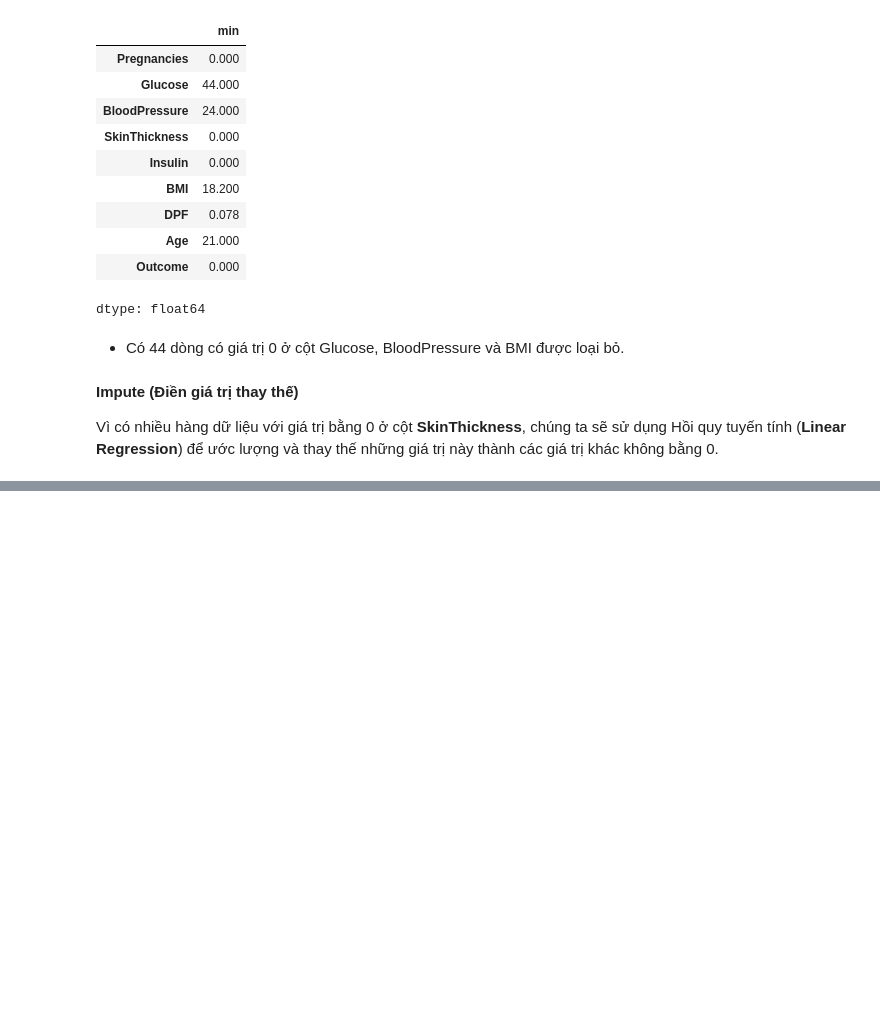
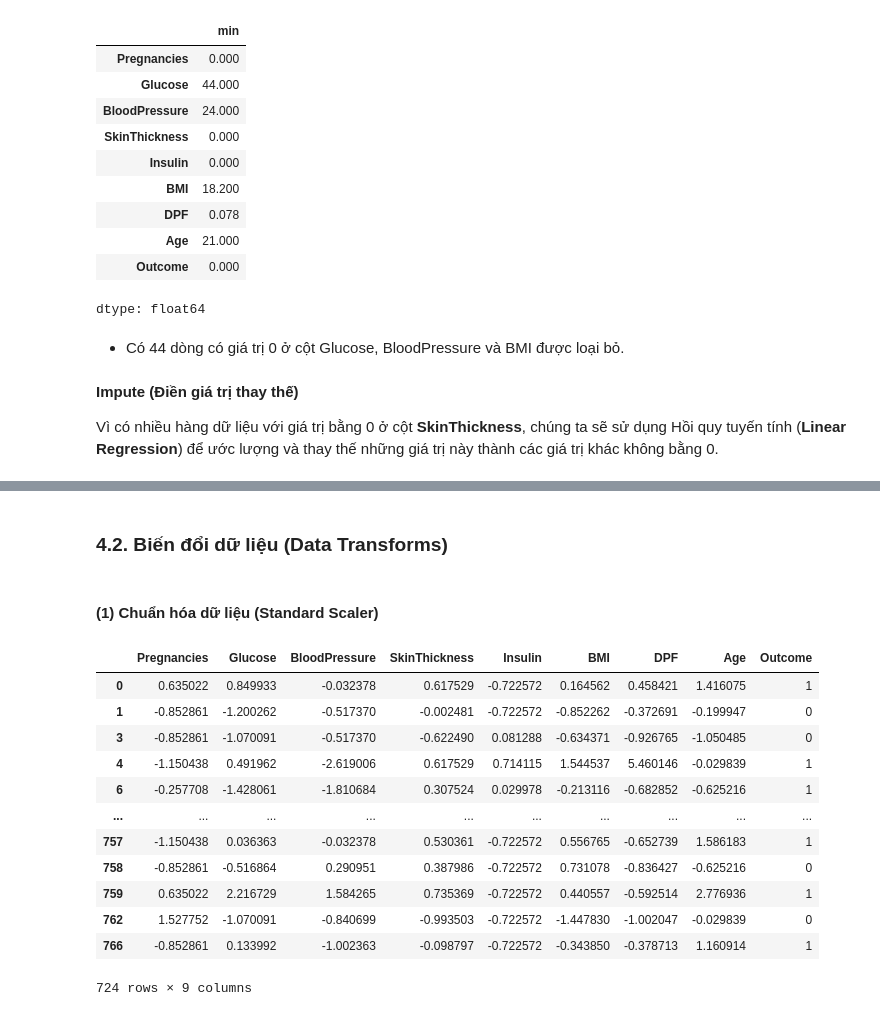
Before and after one commit to chien2734/sgu_data_analyst, a Jupyter notebook: Lab03_BuiDucChien_3122410039.ipynb, the cells around one changed output, grey strips where cells are left out. Saved outputs shown, nothing was run; the diff lists cells and outputs as text; code cells hidden in the pictures; blank space fills up the shorter version.

```diff
--- a/Lab03_BuiDucChien_3122410039.ipynb
+++ b/Lab03_BuiDucChien_3122410039.ipynb
@@ -422,0 +483,29 @@ plt.gca().spines[['top', 'right',]].set_visible(False)
+# %% [markdown]
+### 4.2. Biến đổi dữ liệu (Data Transforms)
+# %% [markdown]
+#### (1) Chuẩn hóa dữ liệu (Standard Scaler)
+# %%
+scale_columns = ["Pregnancies", "Glucose","BloodPressure","SkinThickness", "Insulin", "BMI", "DPF", "Age"]
+#Khởi tạo Standard Scaler
+scaler = StandardScaler()
+
+#Fit scaler với tập huấn luyện
+scaler.fit(df_impute[scale_columns])
+
+df_impute[scale_columns] = scaler.transform(df_impute[scale_columns])
+
+df_impute
+# %% [output]
+|  | Pregnancies | Glucose | BloodPressure | SkinThickness | Insulin | BMI | DPF | Age | Outcome |
+| 0 | 0.635022 | 0.849933 | -0.032378 | 0.617529 | -0.722572 | 0.164562 | 0.458421 | 1.416075 | 1 |
+| 1 | -0.852861 | -1.200262 | -0.517370 | -0.002481 | -0.722572 | -0.852262 | -0.372691 | -0.199947 | 0 |
+| 3 | -0.852861 | -1.070091 | -0.517370 | -0.622490 | 0.081288 | -0.634371 | -0.926765 | -1.050485 | 0 |
+| 4 | -1.150438 | 0.491962 | -2.619006 | 0.617529 | 0.714115 | 1.544537 | 5.460146 | -0.029839 | 1 |
+| 6 | -0.257708 | -1.428061 | -1.810684 | 0.307524 | 0.029978 | -0.213116 | -0.682852 | -0.625216 | 1 |
+| ... | ... | ... | ... | ... | ... | ... | ... | ... | ... |
+| 757 | -1.150438 | 0.036363 | -0.032378 | 0.530361 | -0.722572 | 0.556765 | -0.652739 | 1.586183 | 1 |
+| 758 | -0.852861 | -0.516864 | 0.290951 | 0.387986 | -0.722572 | 0.731078 | -0.836427 | -0.625216 | 0 |
+| 759 | 0.635022 | 2.216729 | 1.584265 | 0.735369 | -0.722572 | 0.440557 | -0.592514 | 2.776936 | 1 |
+| 762 | 1.527752 | -1.070091 | -0.840699 | -0.993503 | -0.722572 | -1.447830 | -1.002047 | -0.029839 | 0 |
+| 766 | -0.852861 | 0.133992 | -1.002363 | -0.098797 | -0.722572 | -0.343850 | -0.378713 | 1.160914 | 1 |
+724 rows × 9 columns
```
Also changed, not shown: parts of 20 cells of this notebook.
